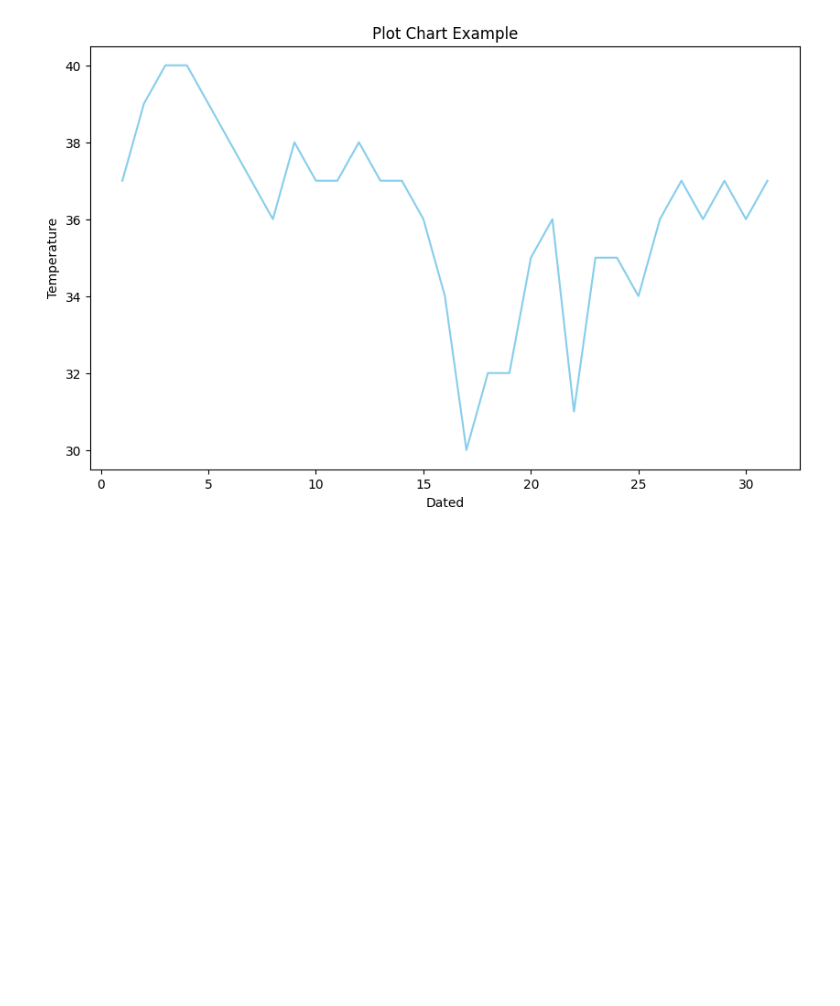
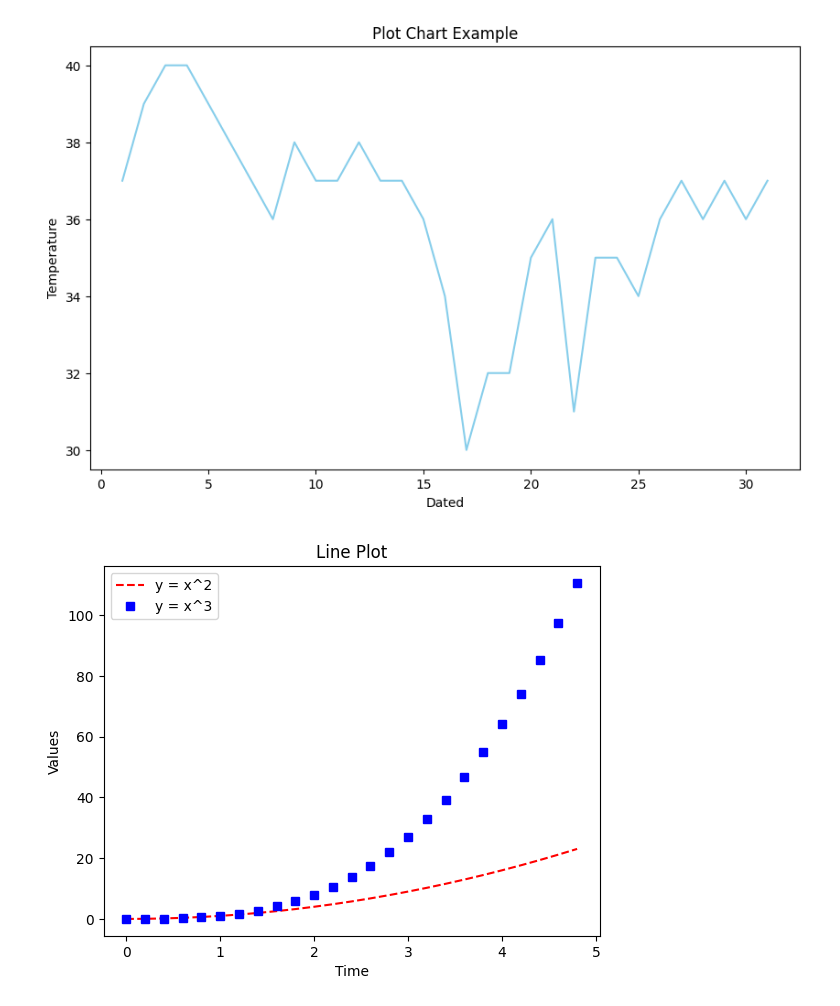
Before and after one commit to yasirbhutta/yasirbhutta.github.io, a Jupyter notebook: python/testing-code.ipynb, the cells around one changed output. Saved outputs shown, nothing was run; the diff lists cells and outputs as text; code cells hidden in the pictures; blank space fills up the shorter version.

```diff
--- a/python/testing-code.ipynb
+++ b/python/testing-code.ipynb
@@ -150,3 +150,19 @@ plt.show()
 3      4           40
 4      5           39
 [figure]
+# %%
+import numpy as np
+import matplotlib.pyplot as plt
+
+x = np.arange(0., 5., .2)
+y1 = x**2
+y2 = x**3
+plt.plot(x, y1, 'r--', label='y = x^2')
+plt.plot(x, y2, 'bs', label='y = x^3')
+plt.title("Line Plot")
+plt.xlabel("Time")
+plt.ylabel("Values")
+plt.legend()
+plt.show()
+# %% [output]
+[figure, added]
```
Also changed, not shown: 2 other files.
